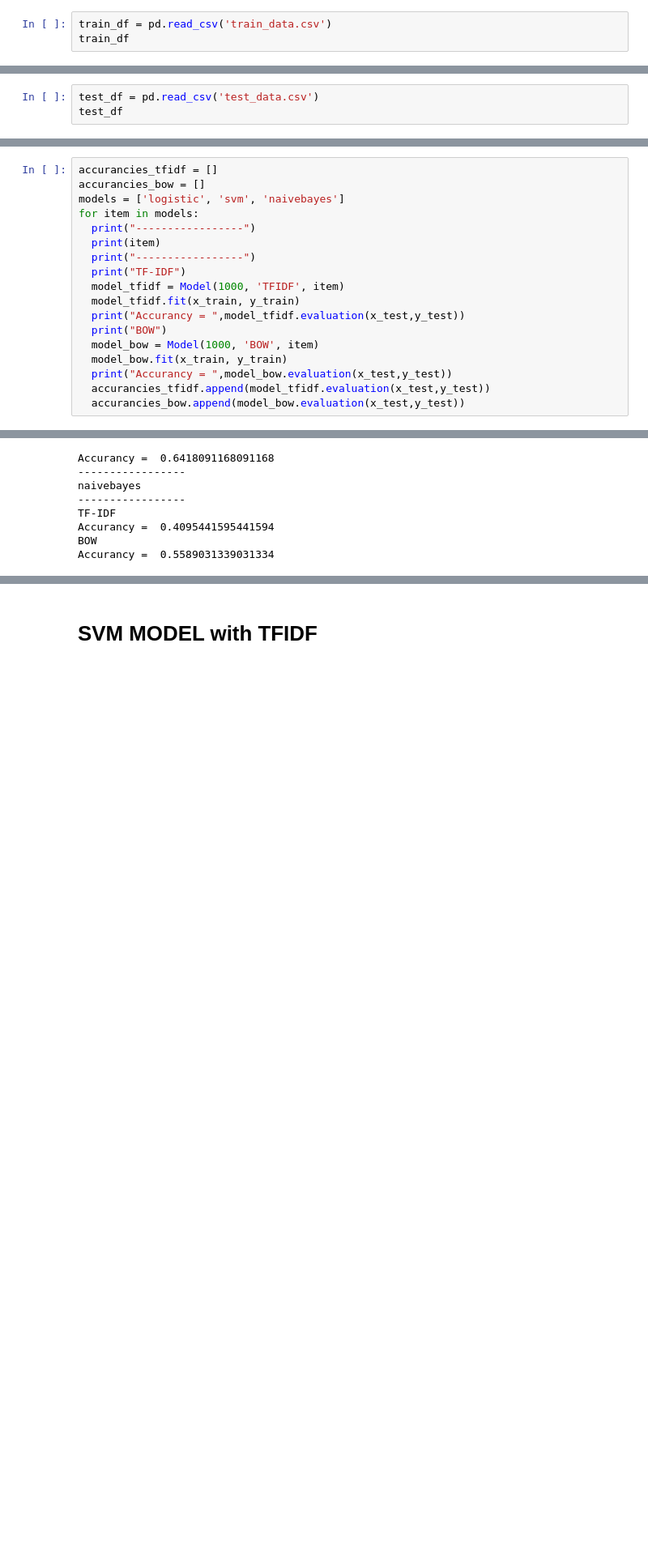
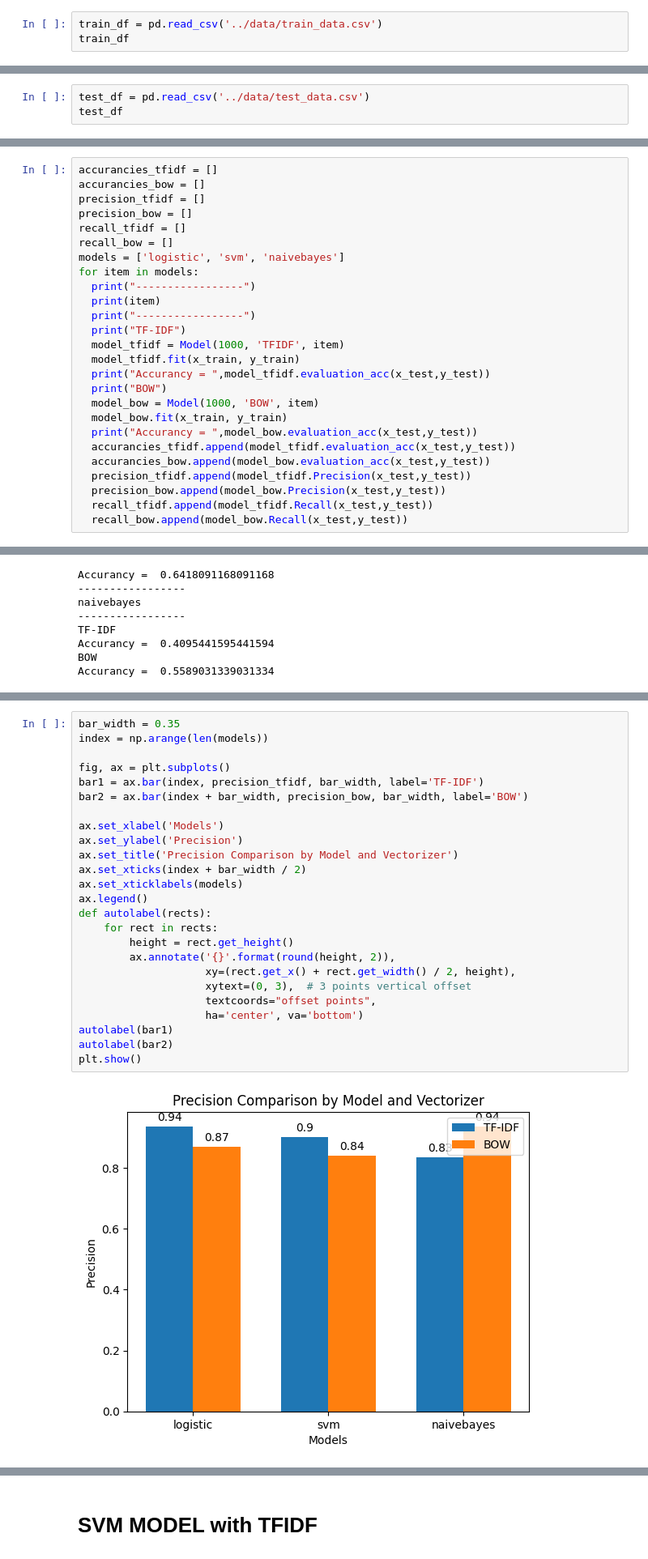
Before and after one commit to Khanh-21522203/CS114.O11.KHCL-21522203, a Jupyter notebook: model/hashtaq_v1.ipynb, the cells around one changed output, grey strips where cells are left out. Shown: that part at 81% size. Saved outputs shown, nothing was run; the diff lists cells and outputs as text; blank space fills up the shorter version.

Commit message:
add eval recall+precision

```diff
--- a/model/hashtaq_v1.ipynb
+++ b/model/hashtaq_v1.ipynb
@@ -21,7 +21,7 @@ from sklearn.naive_bayes import MultinomialNB
 # %% [markdown]
 # Đọc dữ liệu
 # %%
-train_df = pd.read_csv('train_data.csv')
+train_df = pd.read_csv('../data/train_data.csv')
 train_df
 # %% [output]
 |  | text | label |
@@ -38,7 +38,7 @@ train_df
 | 1047 | các bạn cho mình hỏi sao đây nó l... | ['#Q&A', '#math'] |
 1048 rows × 2 columns
 # %%
-test_df = pd.read_csv('test_data.csv')
+test_df = pd.read_csv('../data/test_data.csv')
 test_df
 # %% [output]
 |  | text | label |
@@ -186,6 +208,10 @@ class Model:
 # %%
 accurancies_tfidf = []
 accurancies_bow = []
+precision_tfidf = []
+precision_bow = []
+recall_tfidf = []
+recall_bow = []
 models = ['logistic', 'svm', 'naivebayes']
 for item in models:
   print("-----------------")
@@ -194,13 +220,17 @@ for item in models:
   print("TF-IDF")
   model_tfidf = Model(1000, 'TFIDF', item)
   model_tfidf.fit(x_train, y_train)
-  print("Accurancy = ",model_tfidf.evaluation(x_test,y_test))
+  print("Accurancy = ",model_tfidf.evaluation_acc(x_test,y_test))
   print("BOW")
   model_bow = Model(1000, 'BOW', item)
   model_bow.fit(x_train, y_train)
-  print("Accurancy = ",model_bow.evaluation(x_test,y_test))
-  accurancies_tfidf.append(model_tfidf.evaluation(x_test,y_test))
-  accurancies_bow.append(model_bow.evaluation(x_test,y_test))
+  print("Accurancy = ",model_bow.evaluation_acc(x_test,y_test))
+  accurancies_tfidf.append(model_tfidf.evaluation_acc(x_test,y_test))
+  accurancies_bow.append(model_bow.evaluation_acc(x_test,y_test))
+  precision_tfidf.append(model_tfidf.Precision(x_test,y_test))
+  precision_bow.append(model_bow.Precision(x_test,y_test))
+  recall_tfidf.append(model_tfidf.Recall(x_test,y_test))
+  recall_bow.append(model_bow.Recall(x_test,y_test))
 # %% [output]
 -----------------
 logistic
@@ -250,3 +280,30 @@ autolabel(bar2)
 plt.show()
 # %% [output]
 [figure]
+# %%
+bar_width = 0.35
+index = np.arange(len(models))
+
+fig, ax = plt.subplots()
+bar1 = ax.bar(index, precision_tfidf, bar_width, label='TF-IDF')
+bar2 = ax.bar(index + bar_width, precision_bow, bar_width, label='BOW')
+
+ax.set_xlabel('Models')
+ax.set_ylabel('Precision')
+ax.set_title('Precision Comparison by Model and Vectorizer')
+ax.set_xticks(index + bar_width / 2)
+ax.set_xticklabels(models)
+ax.legend()
+def autolabel(rects):
+    for rect in rects:
+        height = rect.get_height()
+        ax.annotate('{}'.format(round(height, 2)),
+                    xy=(rect.get_x() + rect.get_width() / 2, height),
+                    xytext=(0, 3),  # 3 points vertical offset
+                    textcoords="offset points",
+                    ha='center', va='bottom')
+autolabel(bar1)
+autolabel(bar2)
+plt.show()
+# %% [output]
+[figure, added]
```
Also changed, not shown: parts of 2 cells of this notebook.
